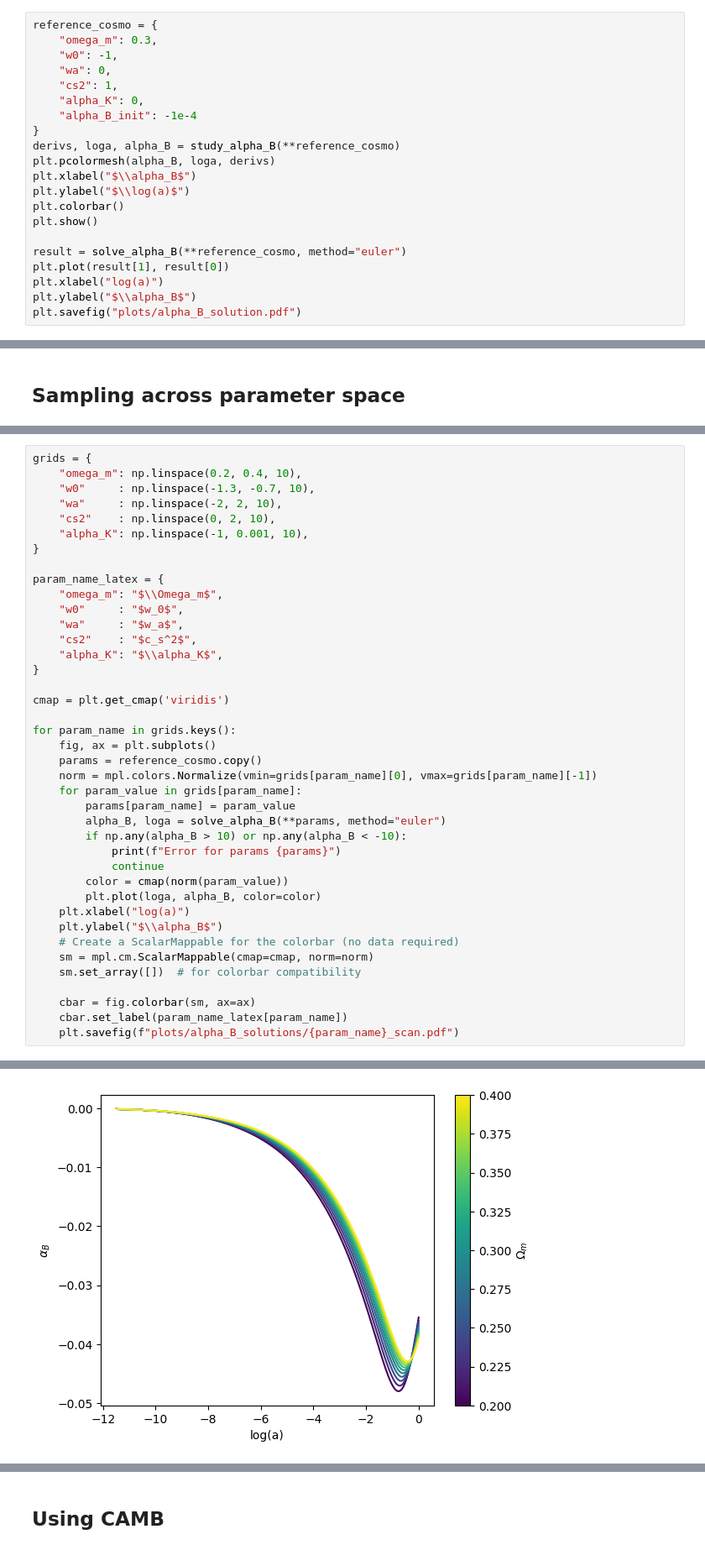
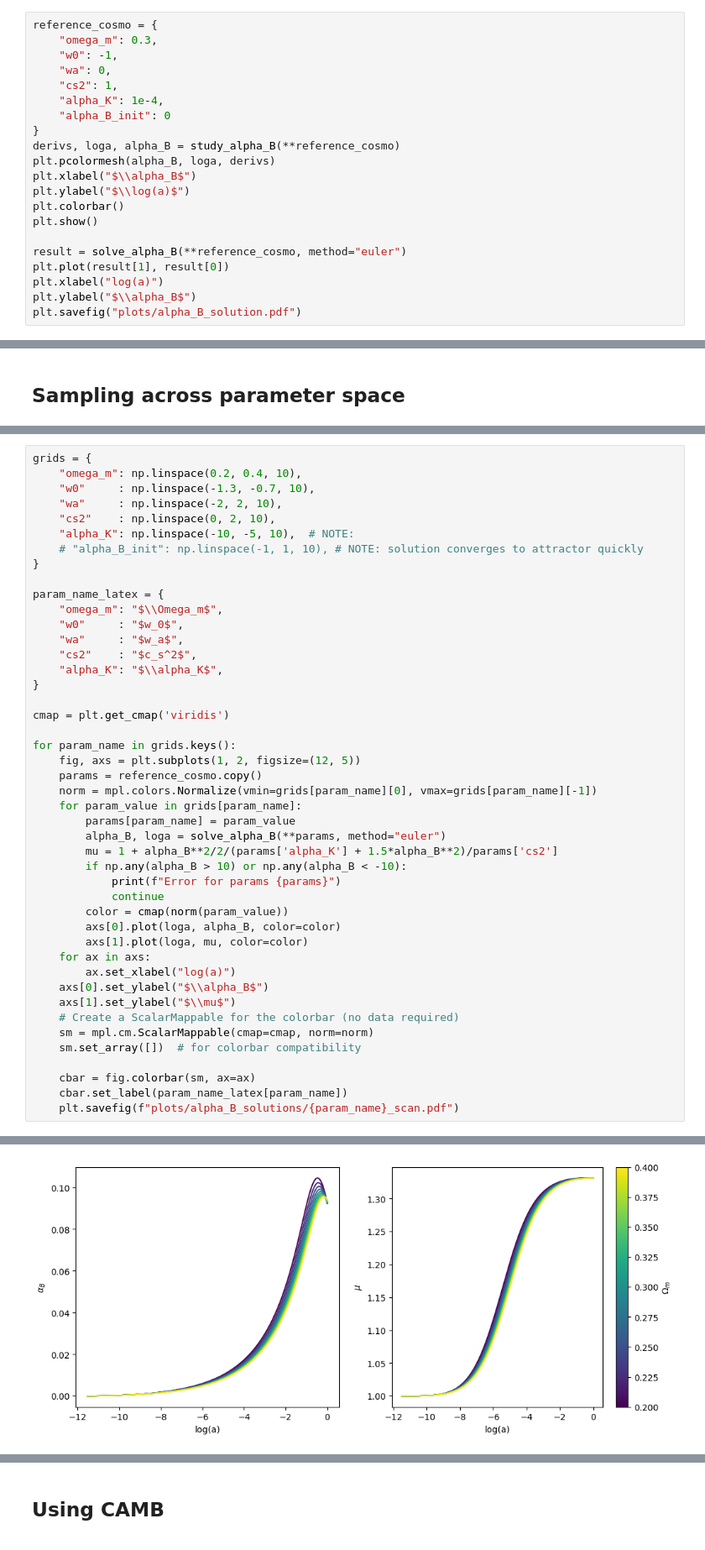
Before and after one commit to joaoreboucas1/cs2-project, a Jupyter notebook: analysis/cs2_alpha_b.ipynb, the cells around one changed output, grey strips where cells are left out. Shown at 84% size. Saved outputs shown, nothing was run; the diff lists cells and outputs as text.

Commit message:
Adding alpha_B figures

```diff
--- a/analysis/cs2_alpha_b.ipynb
+++ b/analysis/cs2_alpha_b.ipynb
@@ -114,8 +114,8 @@ reference_cosmo = {
     "w0": -1,
     "wa": 0,
     "cs2": 1,
-    "alpha_K": 0,
-    "alpha_B_init": -1e-4
+    "alpha_K": 1e-4,
+    "alpha_B_init": 0
 }
 derivs, loga, alpha_B = study_alpha_B(**reference_cosmo)
 plt.pcolormesh(alpha_B, loga, derivs)
@@ -140,7 +142,8 @@ grids = {
     "w0"     : np.linspace(-1.3, -0.7, 10),
     "wa"     : np.linspace(-2, 2, 10),
     "cs2"    : np.linspace(0, 2, 10),
-    "alpha_K": np.linspace(-1, 0.001, 10),
+    "alpha_K": np.linspace(-10, -5, 10),  # NOTE:
+    # "alpha_B_init": np.linspace(-1, 1, 10), # NOTE: solution converges to attractor quickly
 }
 
 param_name_latex = {
@@ -154,19 +157,23 @@ param_name_latex = {
 cmap = plt.get_cmap('viridis')
 
 for param_name in grids.keys():
-    fig, ax = plt.subplots()
+    fig, axs = plt.subplots(1, 2, figsize=(12, 5))
     params = reference_cosmo.copy()
     norm = mpl.colors.Normalize(vmin=grids[param_name][0], vmax=grids[param_name][-1])
     for param_value in grids[param_name]:
         params[param_name] = param_value
         alpha_B, loga = solve_alpha_B(**params, method="euler")
+        mu = 1 + alpha_B**2/2/(params['alpha_K'] + 1.5*alpha_B**2)/params['cs2']
         if np.any(alpha_B > 10) or np.any(alpha_B < -10):
             print(f"Error for params {params}")
             continue
         color = cmap(norm(param_value))
-        plt.plot(loga, alpha_B, color=color)
-    plt.xlabel("log(a)")
-    plt.ylabel("$\\alpha_B$")
+        axs[0].plot(loga, alpha_B, color=color)
+        axs[1].plot(loga, mu, color=color)
+    for ax in axs:
+        ax.set_xlabel("log(a)")
+    axs[0].set_ylabel("$\\alpha_B$")
+    axs[1].set_ylabel("$\\mu$")
     # Create a ScalarMappable for the colorbar (no data required)
     sm = mpl.cm.ScalarMappable(cmap=cmap, norm=norm)
     sm.set_array([])  # for colorbar compatibility
@@ -179 +186 @@ Error for params {'omega_m': 0.3, 'w0': -1, 'wa': 0, 'cs2': 1, 'alpha_K': np.flo
-[figure, old version]
+[figure, new version]
```
Also changed, not shown: parts of 7 cells of this notebook, 8 other files.
